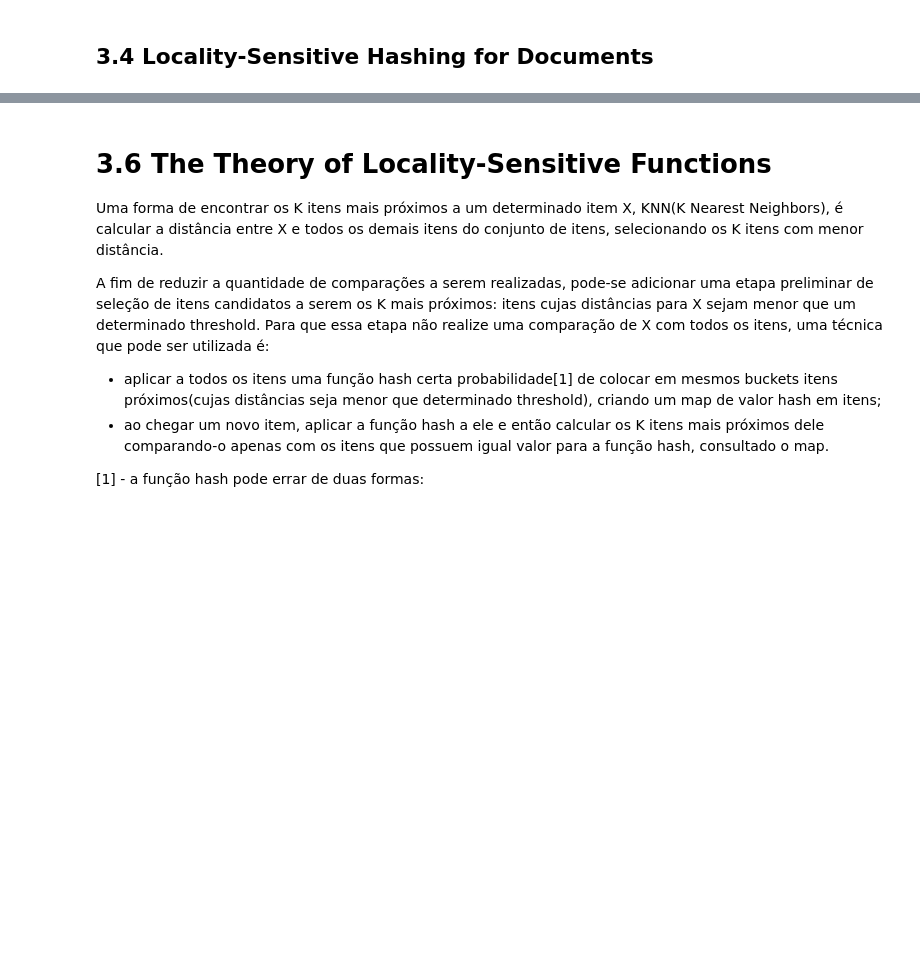
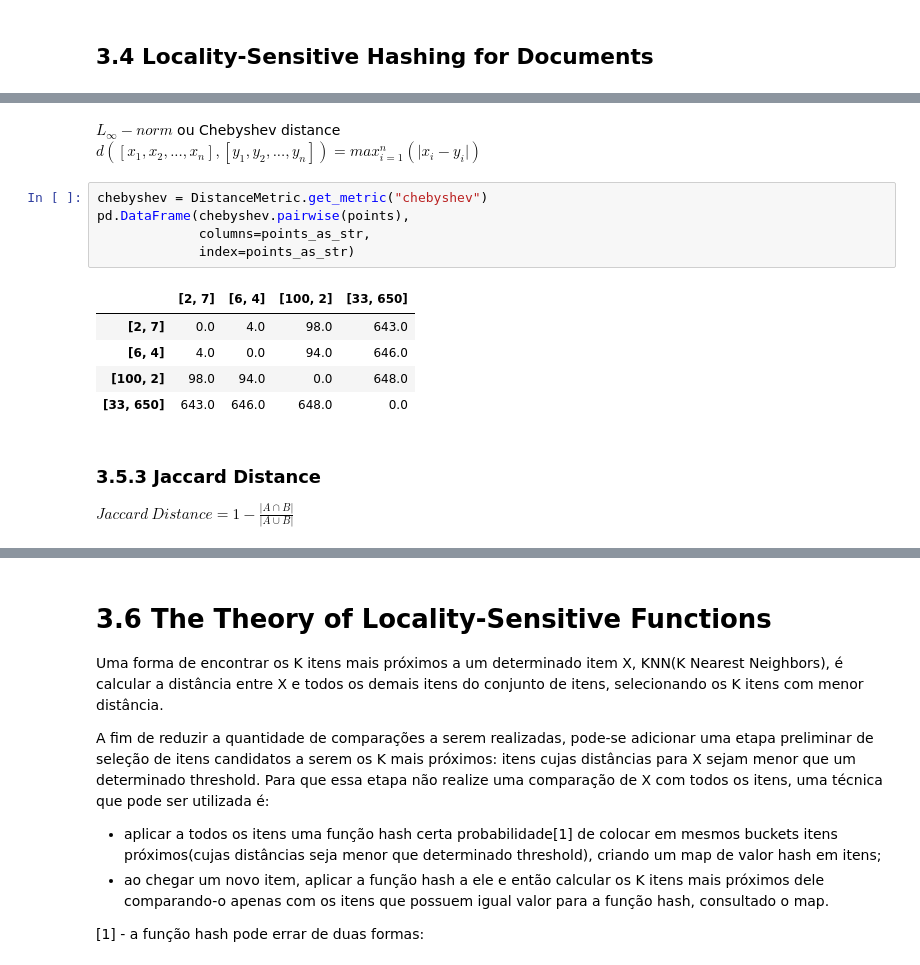
Before and after one commit to abevieiramota/course-garimpagem-de-dados, a Jupyter notebook: ch03.ipynb, the cells around one changed output, grey strips where cells are left out. Drawn from its saved outputs; the diff is of its cells as text; blank space fills up the shorter version.

```diff
--- a/ch03.ipynb
+++ b/ch03.ipynb
@@ -308,0 +386,18 @@ Ver: http://mccormickml.com/2015/06/12/minhash-tutorial-with-python-code/
+# %% [markdown]
+$L_\infty-norm$ ou Chebyshev distance<br />
+$d([x_1, x_2, ..., x_n], [y_1, y_2, ..., y_n]) = max_{i = 1}^n(\vert x_i - y_i\vert)$
+# %%
+chebyshev = DistanceMetric.get_metric("chebyshev")
+pd.DataFrame(chebyshev.pairwise(points),
+             columns=points_as_str,
+             index=points_as_str)
+# %% [output]
+|  | [2, 7] | [6, 4] | [100, 2] | [33, 650] |
+| [2, 7] | 0.0 | 4.0 | 98.0 | 643.0 |
+| [6, 4] | 4.0 | 0.0 | 94.0 | 646.0 |
+| [100, 2] | 98.0 | 94.0 | 0.0 | 648.0 |
+| [33, 650] | 643.0 | 646.0 | 648.0 | 0.0 |
+# %% [markdown]
+### 3.5.3 Jaccard Distance
+
+$Jaccard\ Distance = 1 - \frac{|A\cap B|}{|A\cup B|}$
```
Also changed, not shown: parts of 29 cells of this notebook, 1 other file.
